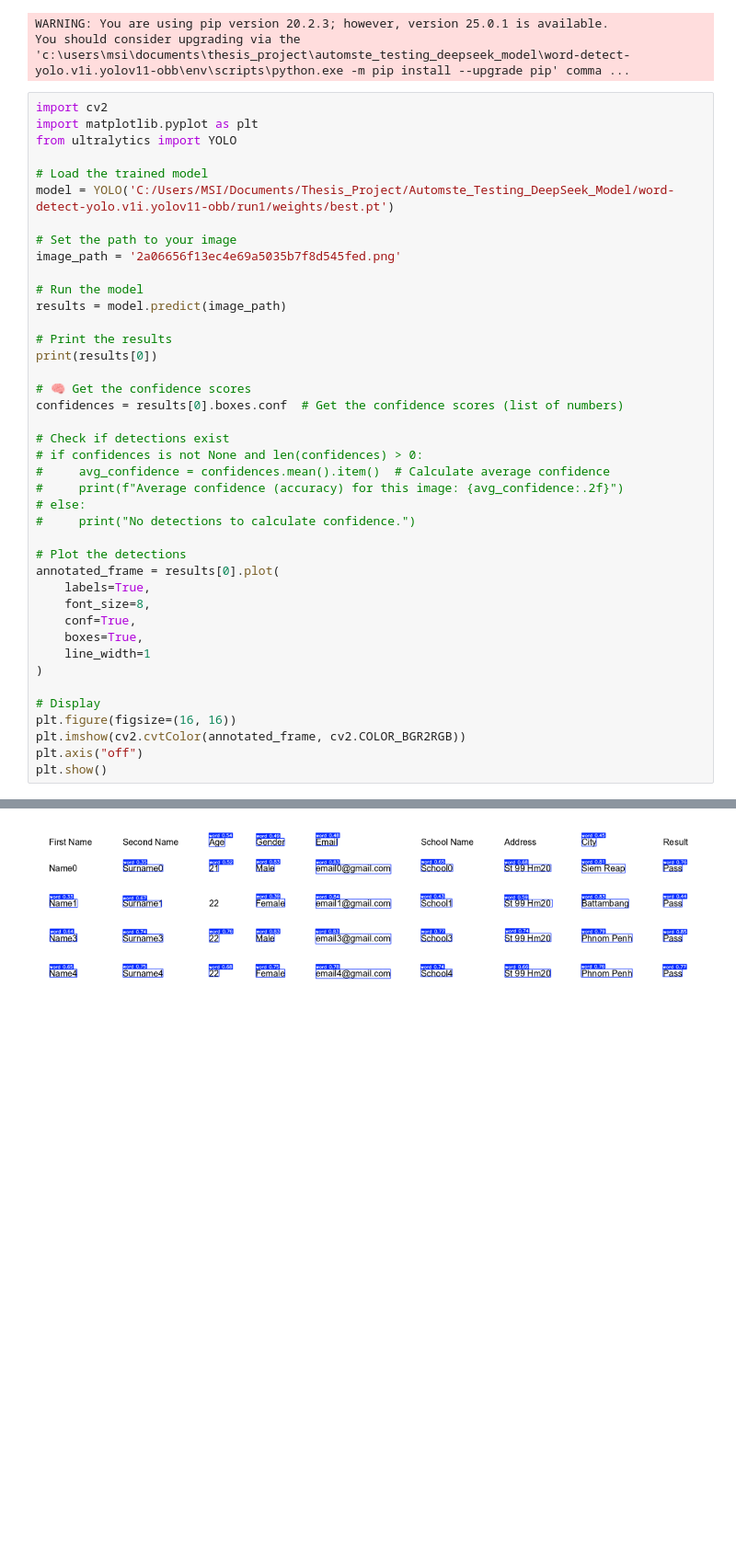
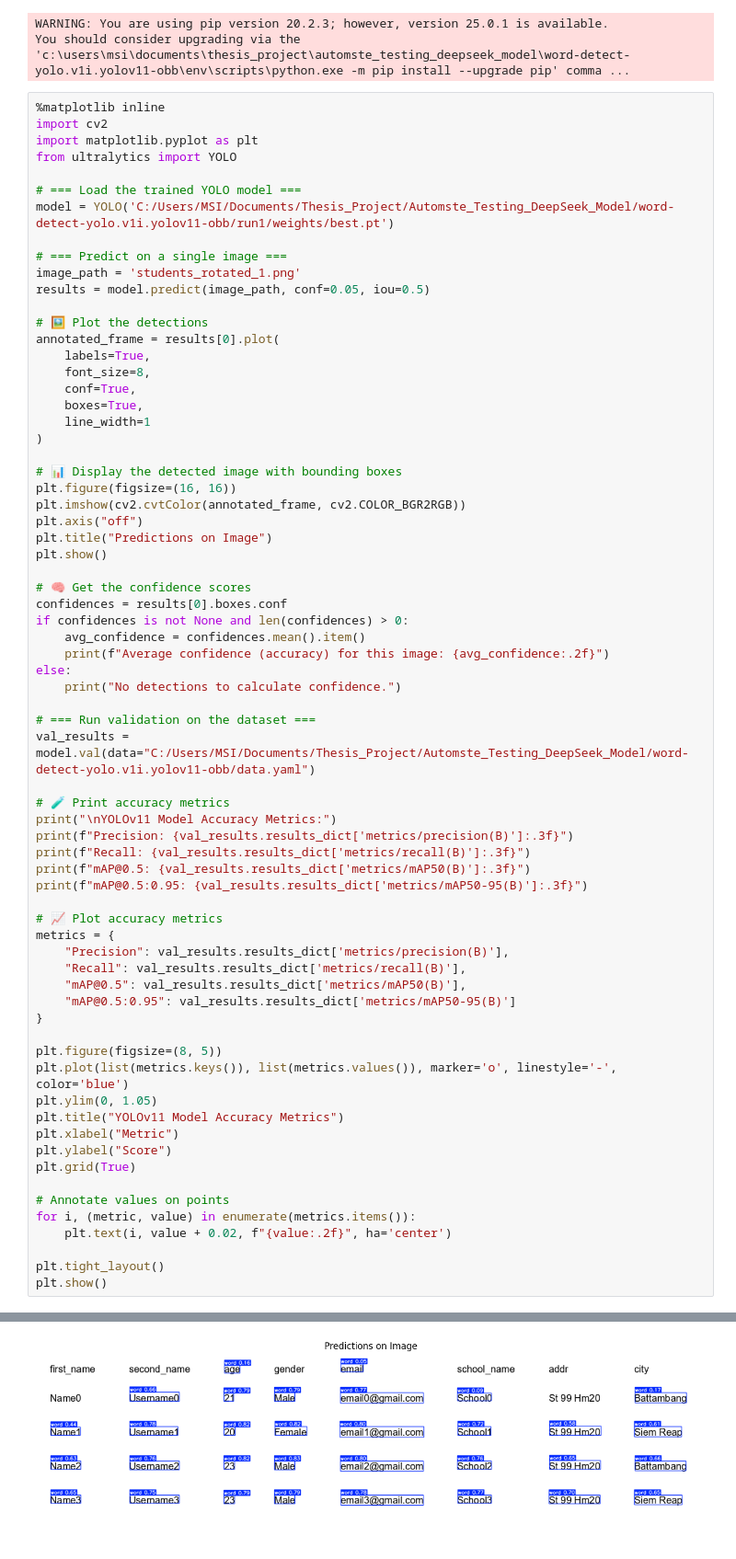
Before and after one commit to JackyDOM/YOLO11_Detection_Project, a Jupyter notebook: train_model_yolo11.ipynb, the cells around one changed output, grey strips where cells are left out. Shown at 92% size. Cells and saved outputs as stored; diff of their text form; blank space fills up the shorter version.

```diff
--- a/train_model_yolo11.ipynb
+++ b/train_model_yolo11.ipynb
@@ -197,33 +209,19 @@ speed: {'preprocess': 9.828799999922921, 'inference': 493.6673999999357, 'postpr
 WARNING: You are using pip version 20.2.3; however, version 25.0.1 is available.
 You should consider upgrading via the 'c:\users\msi\documents\thesis_project\automste_testing_deepseek_model\word-detect-yolo.v1i.yolov11-obb\env\scripts\python.exe -m pip install --upgrade pip' comma ...
 # %%
+%matplotlib inline
 import cv2
 import matplotlib.pyplot as plt
 from ultralytics import YOLO
 
-# Load the trained model
+# === Load the trained YOLO model ===
 model = YOLO('C:/Users/MSI/Documents/Thesis_Project/Automste_Testing_DeepSeek_Model/word-detect-yolo.v1i.yolov11-obb/run1/weights/best.pt')
 
-# Set the path to your image
-image_path = '2a06656f13ec4e69a5035b7f8d545fed.png'
+# === Predict on a single image ===
+image_path = 'students_rotated_1.png'
+results = model.predict(image_path, conf=0.05, iou=0.5)
 
-# Run the model
-results = model.predict(image_path)
-
-# Print the results
-print(results[0])
-
-# 🧠 Get the confidence scores
-confidences = results[0].boxes.conf  # Get the confidence scores (list of numbers)
-
-# Check if detections exist
-# if confidences is not None and len(confidences) > 0:
-#     avg_confidence = confidences.mean().item()  # Calculate average confidence
-#     print(f"Average confidence (accuracy) for this image: {avg_confidence:.2f}")
-# else:
-#     print("No detections to calculate confidence.")
-
-# Plot the detections
+# 🖼️ Plot the detections
 annotated_frame = results[0].plot(
     labels=True,
     font_size=8,
@@ -232,9 +230,51 @@ annotated_frame = results[0].plot(
     line_width=1
 )
 
-# Display
+# 📊 Display the detected image with bounding boxes
 plt.figure(figsize=(16, 16))
 plt.imshow(cv2.cvtColor(annotated_frame, cv2.COLOR_BGR2RGB))
 plt.axis("off")
+plt.title("Predictions on Image")
 plt.show()
+
+# 🧠 Get the confidence scores
+confidences = results[0].boxes.conf
+if confidences is not None and len(confidences) > 0:
+    avg_confidence = confidences.mean().item()
+    print(f"Average confidence (accuracy) for this image: {avg_confidence:.2f}")
+else:
+    print("No detections to calculate confidence.")
+
+# === Run validation on the dataset ===
+val_results = model.val(data="C:/Users/MSI/Documents/Thesis_Project/Automste_Testing_DeepSeek_Model/word-detect-yolo.v1i.yolov11-obb/data.yaml")
+
+# 🧪 Print accuracy metrics
+print("\nYOLOv11 Model Accuracy Metrics:")
+print(f"Precision: {val_results.results_dict['metrics/precision(B)']:.3f}")
+print(f"Recall: {val_results.results_dict['metrics/recall(B)']:.3f}")
+print(f"mAP@0.5: {val_results.results_dict['metrics/mAP50(B)']:.3f}")
+print(f"mAP@0.5:0.95: {val_results.results_dict['metrics/mAP50-95(B)']:.3f}")
+
+# 📈 Plot accuracy metrics
+metrics = {
+    "Precision": val_results.results_dict['metrics/precision(B)'],
+    "Recall": val_results.results_dict['metrics/recall(B)'],
+    "mAP@0.5": val_results.results_dict['metrics/mAP50(B)'],
+    "mAP@0.5:0.95": val_results.results_dict['metrics/mAP50-95(B)']
+}
+
+plt.figure(figsize=(8, 5))
+plt.plot(list(metrics.keys()), list(metrics.values()), marker='o', linestyle='-', color='blue')
+plt.ylim(0, 1.05)
+plt.title("YOLOv11 Model Accuracy Metrics")
+plt.xlabel("Metric")
+plt.ylabel("Score")
+plt.grid(True)
+
+# Annotate values on points
+for i, (metric, value) in enumerate(metrics.items()):
+    plt.text(i, value + 0.02, f"{value:.2f}", ha='center')
+
+plt.tight_layout()
+plt.show()
 # %% [output]
@@ -258 +283 @@ speed: {'preprocess': 0.7845000000088476, 'inference': 35.552800000004936, 'post
-[figure, old version]
+[figure, new version]
```
Also changed, not shown: parts of 4 cells of this notebook, 27 other files.
